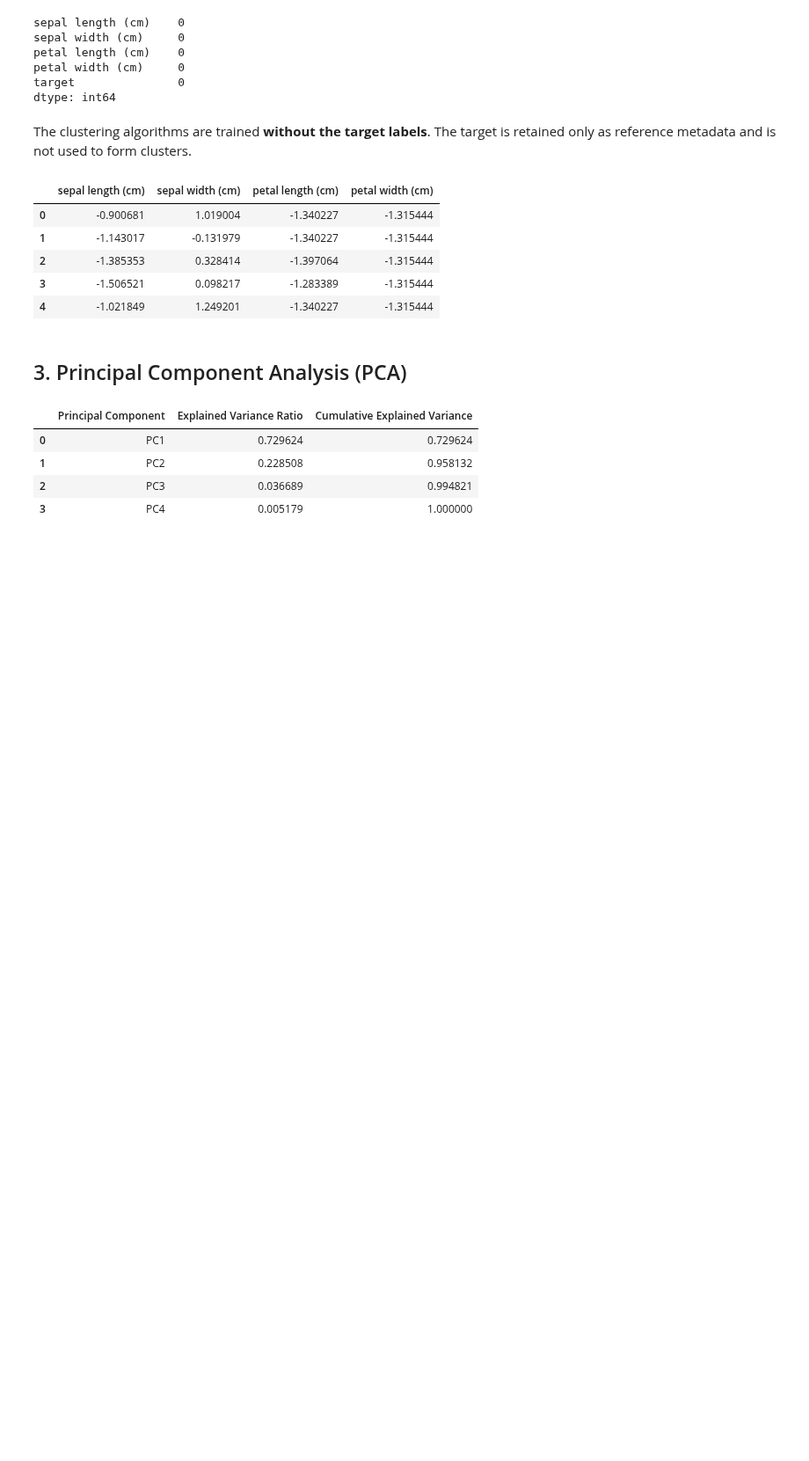
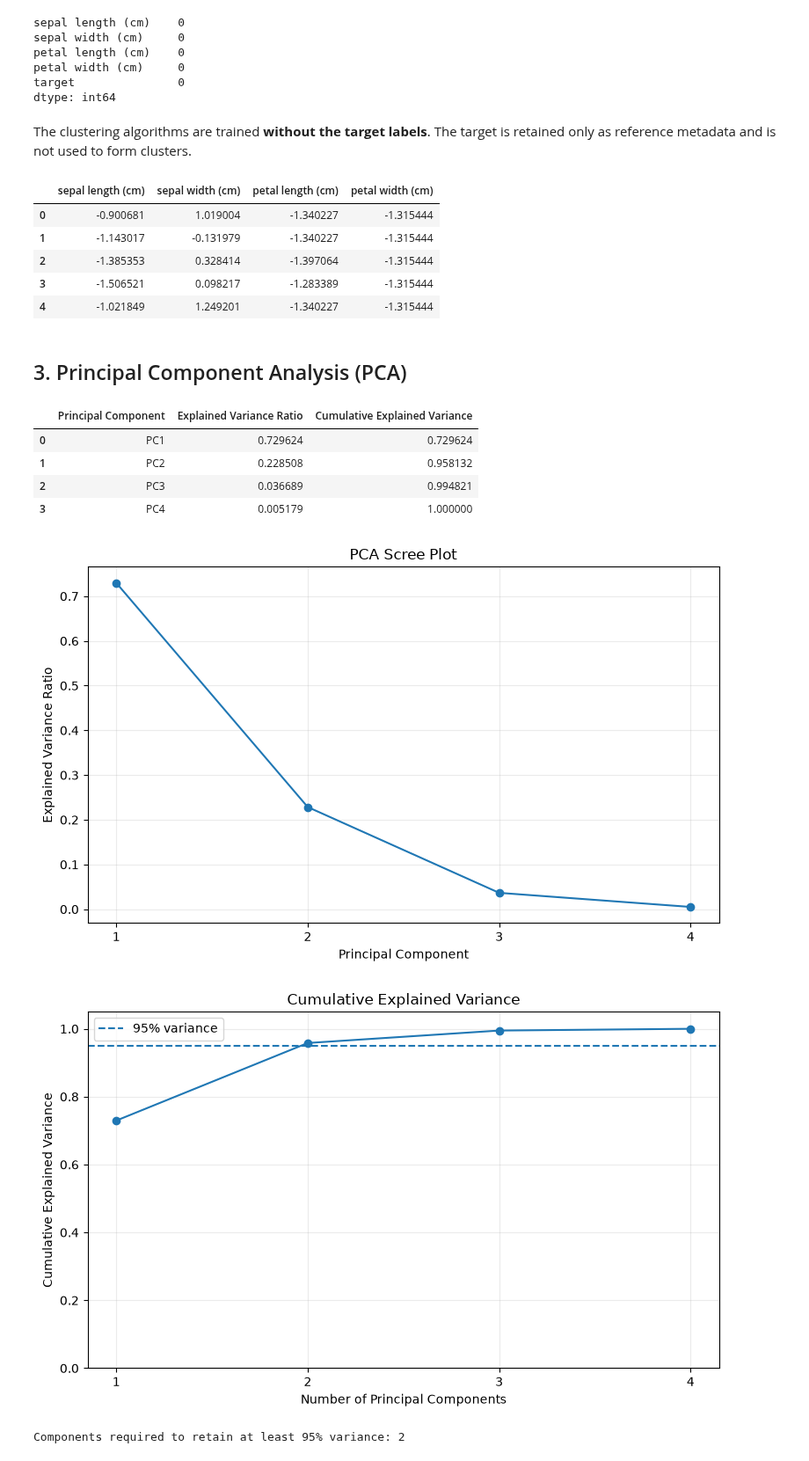
Before and after one commit to amitsinghbhadouriya/Data-science-with-python-and-R-intern-tasks, a Jupyter notebook: dimensionality_reduction_clustering_task/Dimensionality_Reduction_Unsupervised_Clustering.ipynb, the cells around one changed output. Shown at 88% size. Drawn from its saved outputs; the diff is of its cells as text; code cells hidden in the pictures; blank space fills up the shorter version.

Commit message:
feat(dimensionality): generate scree plot and cumulative variance curve

```diff
--- a/dimensionality_reduction_clustering_task/Dimensionality_Reduction_Unsupervised_Clustering.ipynb
+++ b/dimensionality_reduction_clustering_task/Dimensionality_Reduction_Unsupervised_Clustering.ipynb
@@ -109,3 +109,34 @@ display(pca_summary)
 | 1 | PC2 | 0.228508 | 0.958132 |
 | 2 | PC3 | 0.036689 | 0.994821 |
 | 3 | PC4 | 0.005179 | 1.000000 |
+# %%
+fig, ax = plt.subplots(figsize=(8, 5))
+components = np.arange(1, len(explained) + 1)
+ax.plot(components, explained, marker='o')
+ax.set_title('PCA Scree Plot')
+ax.set_xlabel('Principal Component')
+ax.set_ylabel('Explained Variance Ratio')
+ax.set_xticks(components)
+ax.grid(alpha=0.25)
+plt.tight_layout()
+plt.show()
+
+fig, ax = plt.subplots(figsize=(8, 5))
+ax.plot(components, cumulative, marker='o')
+ax.axhline(0.95, linestyle='--', label='95% variance')
+ax.set_title('Cumulative Explained Variance')
+ax.set_xlabel('Number of Principal Components')
+ax.set_ylabel('Cumulative Explained Variance')
+ax.set_xticks(components)
+ax.set_ylim(0, 1.05)
+ax.grid(alpha=0.25)
+ax.legend()
+plt.tight_layout()
+plt.show()
+
+n_components_95 = int(np.argmax(cumulative >= 0.95) + 1)
+print(f'Components required to retain at least 95% variance: {n_components_95}')
+# %% [output]
+[figure, added]
+[figure, added]
+Components required to retain at least 95% variance: 2
```
